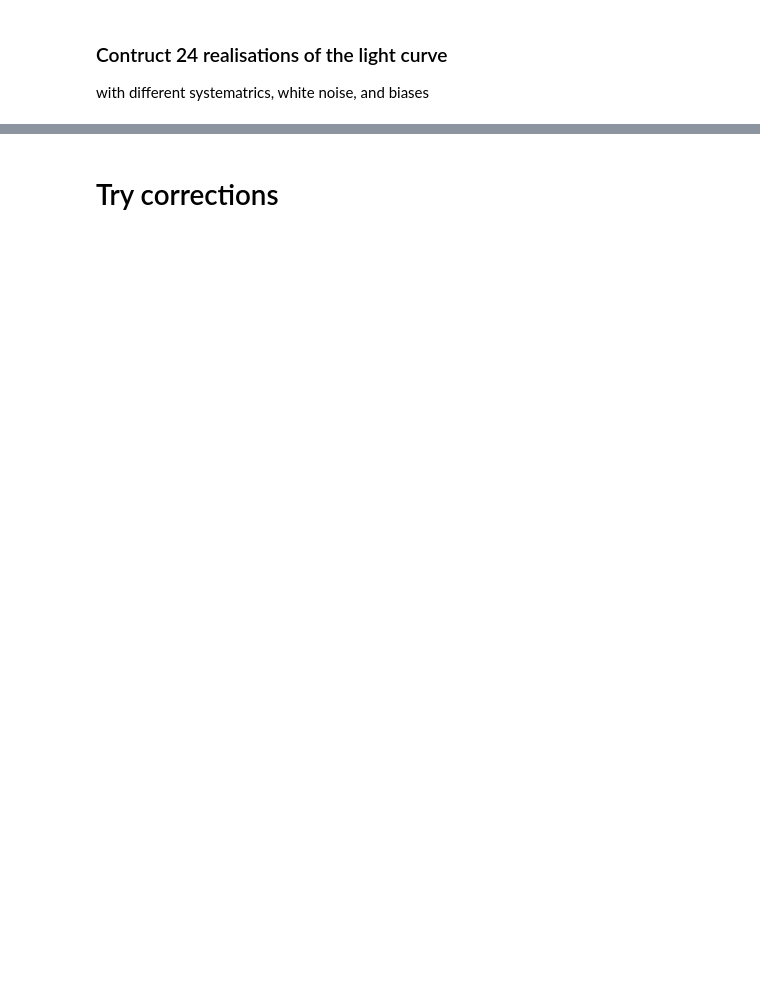
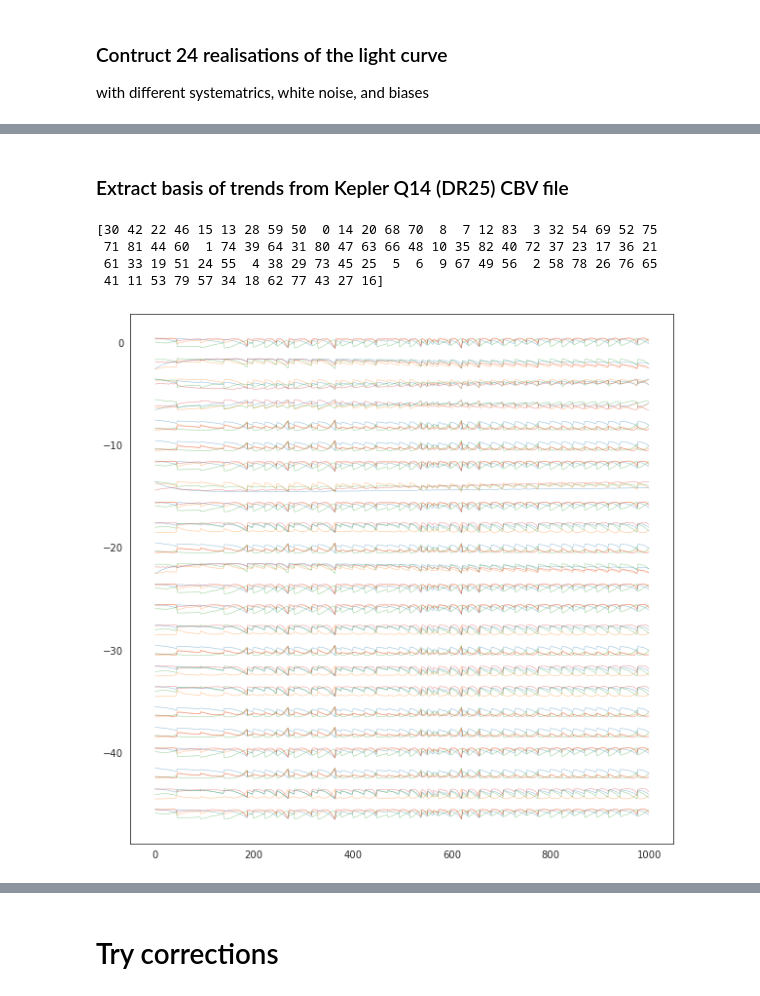
Before and after one commit to saigrain/republic, a Jupyter notebook: sim/test_simple.ipynb, the cells around one changed output, grey strips where cells are left out. Saved outputs shown, nothing was run; the diff lists cells and outputs as text; code cells hidden in the pictures; blank space fills up the shorter version.

```diff
--- a/sim/test_simple.ipynb
+++ b/sim/test_simple.ipynb
@@ -69,0 +90,43 @@ with different systematrics, white noise, and biases
+# %% [markdown]
+### Extract basis of trends from Kepler Q14 (DR25) CBV file
+# %%
+J = 24
+N = 4
+from astropy.io import fits as pf
+from scipy.interpolate import interp1d
+#hdul = pf.open('kplr2012277125453-q14-d25_lcbv.fits')
+#hdul = pf.open('kplr2009259160929-q02-d25_lcbv.fits')
+hdul = pf.open('ktwo-c05-d31_lcbv.fits')
+J_Kep = len(hdul)-1
+j = 0
+plt.figure(figsize=(10,10))
+jj = np.arange(J_Kep).astype(int)
+np.random.shuffle(jj)
+print(jj)
+T_true = np.ones((J,K,N+2)) # basis matrix - allow for 1 bias term per camera
+for jk in jj:
+    d = hdul[jk+1].data
+    if len(d['VECTOR_1']) == 0: # empty MODOUT
+        continue
+    l = np.where(d['GAPFLAG'] == 0)[0][:Kp:step]
+    for n in range(N):
+        v = d['VECTOR_{}'.format(n+1)][l]
+        vmin, vmax = np.nanmin(v), np.nanmax(v)
+        v = (v-vmin) / (vmax-vmin) - 0.5
+        ll = np.isfinite(v)
+        vv = interp1d(t[ll],v[ll])(t)
+        T_true[j,:,n] = vv
+        plt.plot(t,T_true[j,:,n]-2*j,'C{}-'.format(n),lw=0.5,alpha=0.5)
+#    plt.plot(t,T_true[j,:,N]-2*j,'C{}-'.format(N),lw=0.5,alpha=0.5)
+    j += 1
+    if j == J: # that's enough
+        break
+hdul.close()
+T_true[:,:,N:] = 0.1
+N += 2
+# %% [output]
+[30 42 22 46 15 13 28 59 50  0 14 20 68 70  8  7 12 83  3 32 54 69 52 75
+ 71 81 44 60  1 74 39 64 31 80 47 63 66 48 10 35 82 40 72 37 23 17 36 21
+ 61 33 19 51 24 55  4 38 29 73 45 25  5  6  9 67 49 56  2 58 78 26 76 65
+ 41 11 53 79 57 34 18 62 77 43 27 16]
+[figure, added]
```
Also changed, not shown: parts of 21 cells of this notebook, 2 other files.
